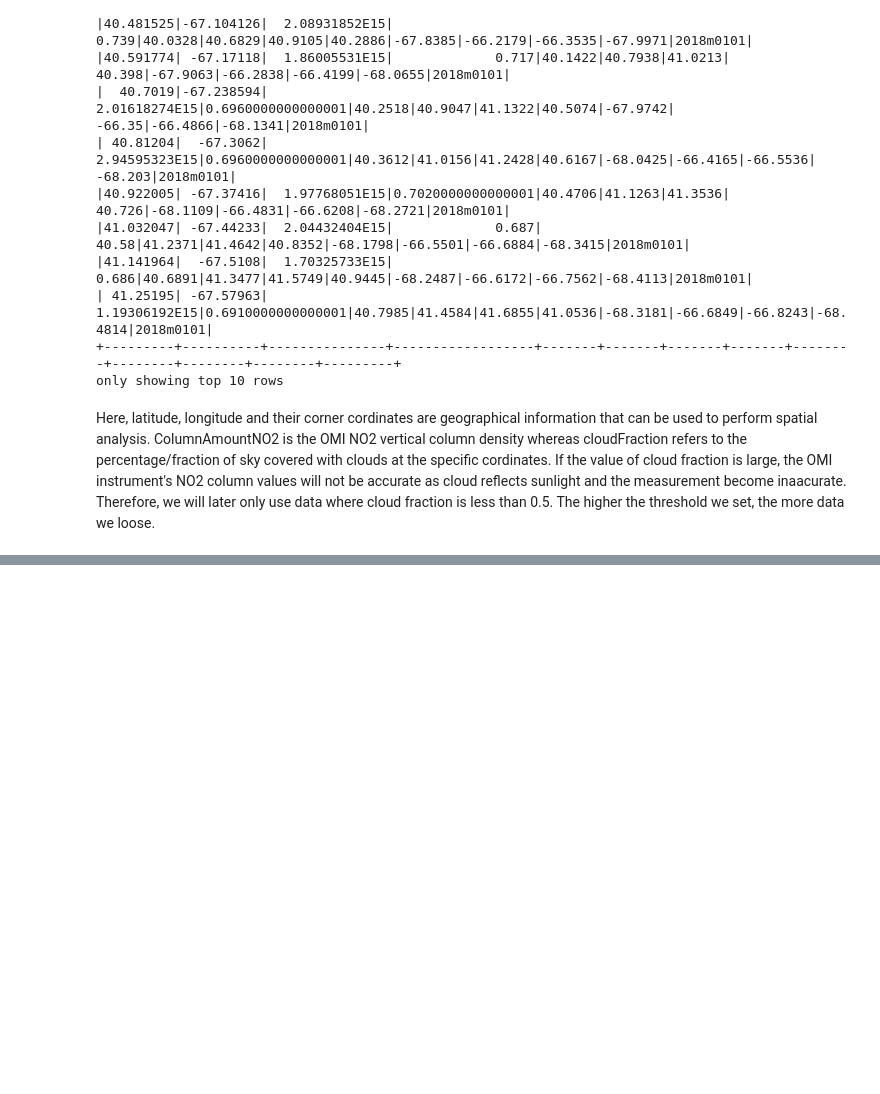
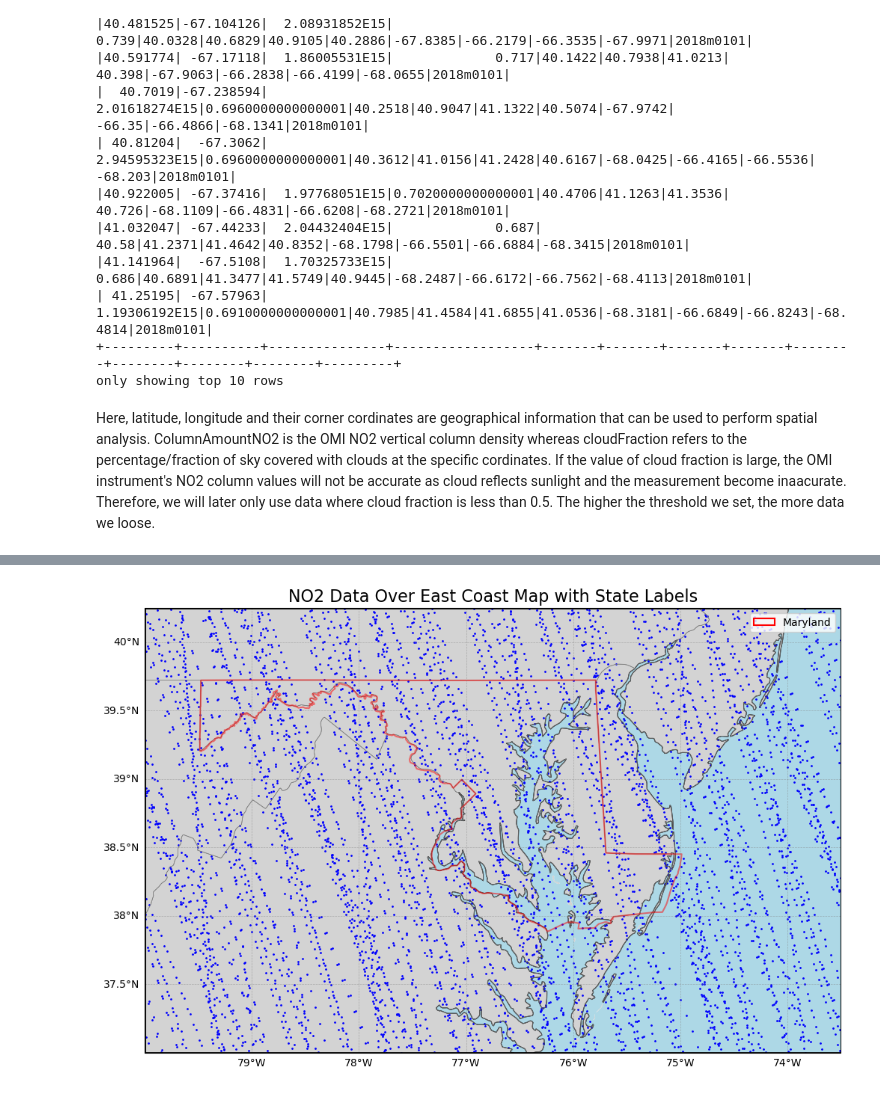
Before and after one commit to SujanNeupane42/NO2-vs-Traffic-Analysis-using-PySpark-and-GeoPandas, a Jupyter notebook: main_notebook.ipynb, the cells around one changed output, grey strips where cells are left out. Drawn from its saved outputs; the diff is of its cells as text; code cells hidden in the pictures; blank space fills up the shorter version.

```diff
--- a/main_notebook.ipynb
+++ b/main_notebook.ipynb
@@ -453,0 +460,38 @@ Here, latitude, longitude and their corner cordinates are geographical informati
+# %%
+no2_df = no2_df.filter((col("latitude") >= min_lat) & (col("latitude") <= max_lat) & (col("longitude") >= min_lon) & (col("longitude") <= max_lon))
+no2_df = no2_df.filter(
+    (col("longitude") >= min_lon) &
+    (col("longitude") <= max_lon) &
+    (col("latitude") >= min_lat) &
+    (col("latitude") <= max_lat)
+)
+# %%
+no2_df = no2_df.toPandas()
+# %%
+no2_df["geometry"] = gpd.points_from_xy(no2_df["longitude"], no2_df["latitude"])
+no2_df = gpd.GeoDataFrame(no2_df, geometry="geometry", crs="EPSG:4326")
+# %%
+maryland = gpd.read_file(r'Data\US_SHAPEFILES\State_Boundary\us-state-boundaries.shp')
+maryland = maryland[maryland.name == 'Maryland'][["geometry"]].reset_index(drop=True)
+# %%
+fig, ax = plt.subplots(figsize=(12, 8), subplot_kw={"projection": ccrs.PlateCarree()})
+ax.set_extent([-80, -73.5, 37, 40.25], crs=ccrs.PlateCarree())
+ax.add_feature(cfeature.LAND, facecolor='lightgray')
+ax.add_feature(cfeature.OCEAN, facecolor='lightblue')
+ax.add_feature(cfeature.COASTLINE, linewidth=0.8)
+ax.add_feature(cfeature.BORDERS, linestyle=':', linewidth=0.5)
+ax.add_feature(cfeature.STATES, edgecolor='gray', linewidth=0.5)
+gl = ax.gridlines(draw_labels=True, linewidth=0.5, color='gray', alpha=0.5, linestyle='--')
+gl.top_labels = False
+gl.right_labels = False
+
+# Plot Maryland boundary
+maryland.geometry.boundary.plot(ax=ax, color='red', linewidth=1.5, alpha=0.5, transform=ccrs.PlateCarree())
+bounding_box.geometry.boundary.plot(ax=ax, color='black', linewidth=2, alpha=1, transform=ccrs.PlateCarree())
+red_patch = mpatches.Patch(color='red', label='Maryland', fill=False, linewidth=1.5)
+ax.legend(handles=[red_patch], loc='upper right', fontsize=10)
+no2_df.plot(ax=ax, color="blue", markersize=1, alpha=1, legend=False, transform=ccrs.PlateCarree())
+plt.title("NO2 Data Over East Coast Map with State Labels", fontsize=16)
+plt.show()
+# %% [output]
+[figure, added]
```
Also changed, not shown: parts of 26 cells of this notebook.
